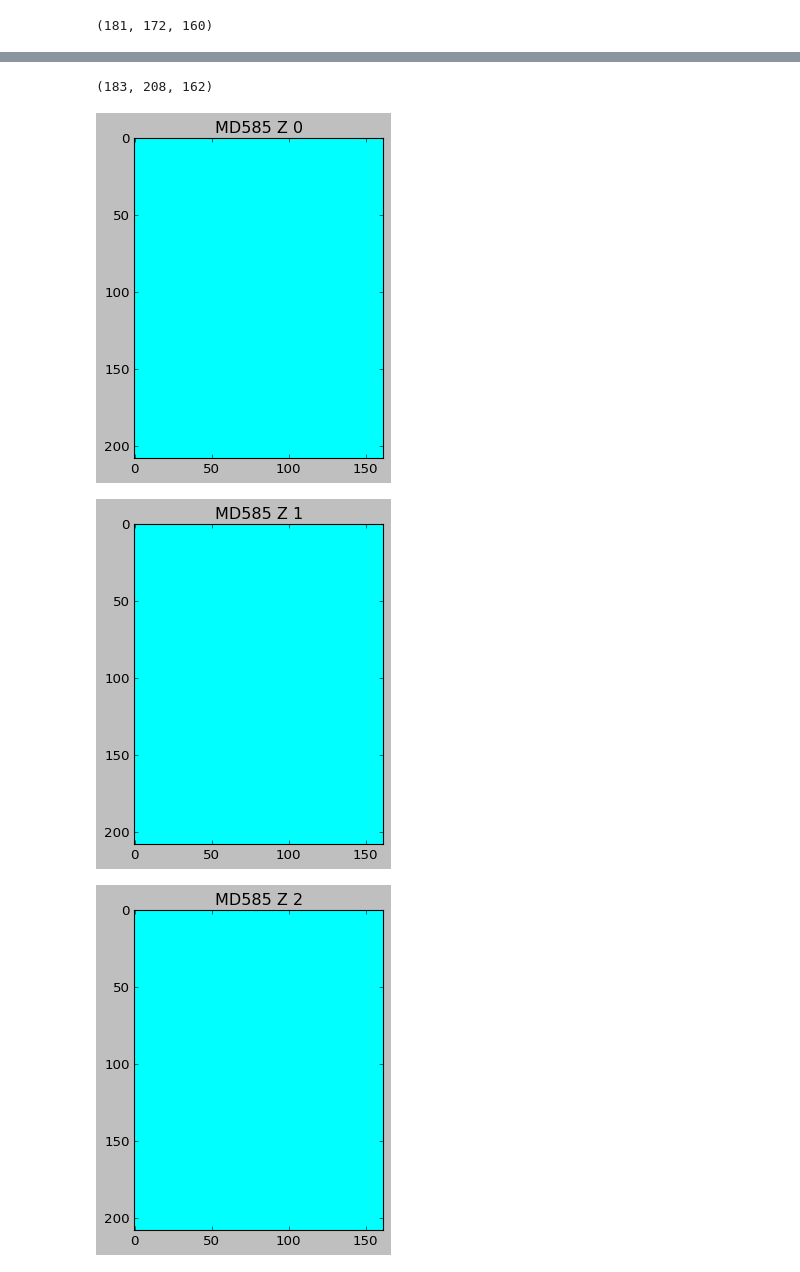
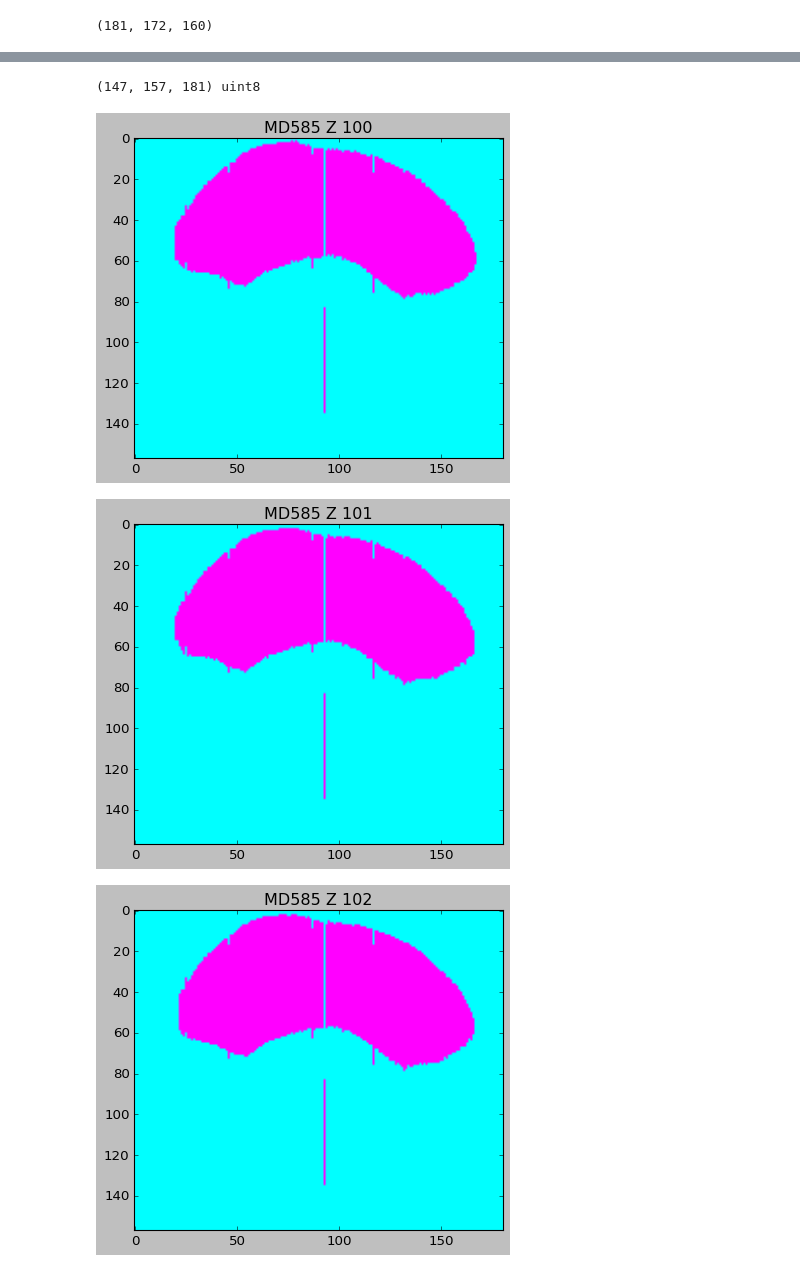
Before and after one commit to ActiveBrainAtlas2/preprocessing-pipeline, a Jupyter notebook: notebooks/draw_aligned_points_on_image.ipynb, the cells around one changed output, grey strips where cells are left out. Cells and saved outputs as stored; diff of their text form; code cells hidden in the pictures.

```diff
--- a/notebooks/draw_aligned_points_on_image.ipynb
+++ b/notebooks/draw_aligned_points_on_image.ipynb
@@ -137,6 +137,7 @@ for structure, data in aligned_dict.items():
             arr = np.array(np.round(points)).astype(np.int32)
             color = sqlController.get_structure_color_rgb(structure)
             cv2.polylines(img, [arr], isClosed=True, color=color, thickness=3)
+            cv2.fillPoly(img, pts = [arr], color = color)
             com = np.average(arr, axis=0)
             #print(com, )
             cv2.circle(img, (int(com[0]), int(com[1])), 5, (255,255,200), 2)
@@ -160,6 +161,8 @@ for section, points in sorted(onestructure.items()):
     volume_slice = np.zeros(PADDED_SIZE, dtype=np.uint8)
     points = (vertices).astype(np.int32)
     volume_slice = cv2.polylines(volume_slice, [points], isClosed=True, color=color, thickness=1)
+    cv2.fillPoly(volume_slice, pts = [points], color = color)
+
     volume.append(volume_slice)
 
 volume = np.array(volume)
@@ -184,0 +205,13 @@ Text(0.5, 1.0, ' float64')
+# %%
+sc = '/net/birdstore/Active_Atlas_Data/data_root/CSHL/CSHL_volumes/MD585/10.0um_annotationAsScoreVolume/SC.npy'
+sc = np.load(sc)
+arr = sc.copy()
+print(arr.shape, arr.dtype)
+start = 100
+end = start + 2
+plt.style.use('classic')
+plt.rcParams["figure.figsize"] = (8,5)
+for i in range(start, end):
+    plt.title('{} Z {}'.format(animal, i))
+    plt.imshow(arr[i,:,:], cmap="cool")
+    plt.show()
@@ -185,28 +222,23 @@ Text(0.5, 1.0, ' float64')
 # %%
-scmd585path = '/net/birdstore/Active_Atlas_Data/data_root/atlas_data/atlasV8/MD585/structure/SC.npy'
-sc8atlaspath = '/net/birdstore/Active_Atlas_Data/data_root/atlas_data/atlasV8/structure/SC.npy'
-scmd585 = np.load(scmd585path)
-sc8atlas = np.load(sc8atlaspath)
-arr = sc8atlas.copy()
-#arr[arr < 0.9] = 0
-#arr[arr > 0] = 200
-#arr = arr.astype(np.uint8)
-#arr = scmd585
-#arr = np.swapaxes(arr, 0, 1)
-#arr = np.rot90(arr, axes=(0, 1))
-#arr = np.flip(arr, axis=0)
+sc = '/net/birdstore/Active_Atlas_Data/data_root/atlas_data/atlasV8/MD585/structure/SC.npy'
+sc = np.load(sc)
+arr = sc.copy()
+#arr = np.swapaxes(arr, 0, 2)
+#arr = np.rot90(arr, axes=(1, 2))
+#arr = np.flip(arr, axis=1)
 
-print(arr.shape)
-start = 0
+print(arr.shape, arr.dtype)
+start = 100
 end = start + 10
 plt.style.use('classic')
 plt.rcParams["figure.figsize"] = (8,5)
 for i in range(start, end):
     plt.title('{} Z {}'.format(animal, i))
     plt.imshow(arr[i,:,:], cmap="cool")
+
     plt.show()
 # %% [output]
-(183, 208, 162)
+(147, 157, 181) uint8
-[figure, old version]
+[figure, new version]
-[figure, old version]
+[figure, new version]
-[figure, old version]
+[figure, new version]
```
Also changed, not shown: parts of 7 cells of this notebook, 4 other files.
